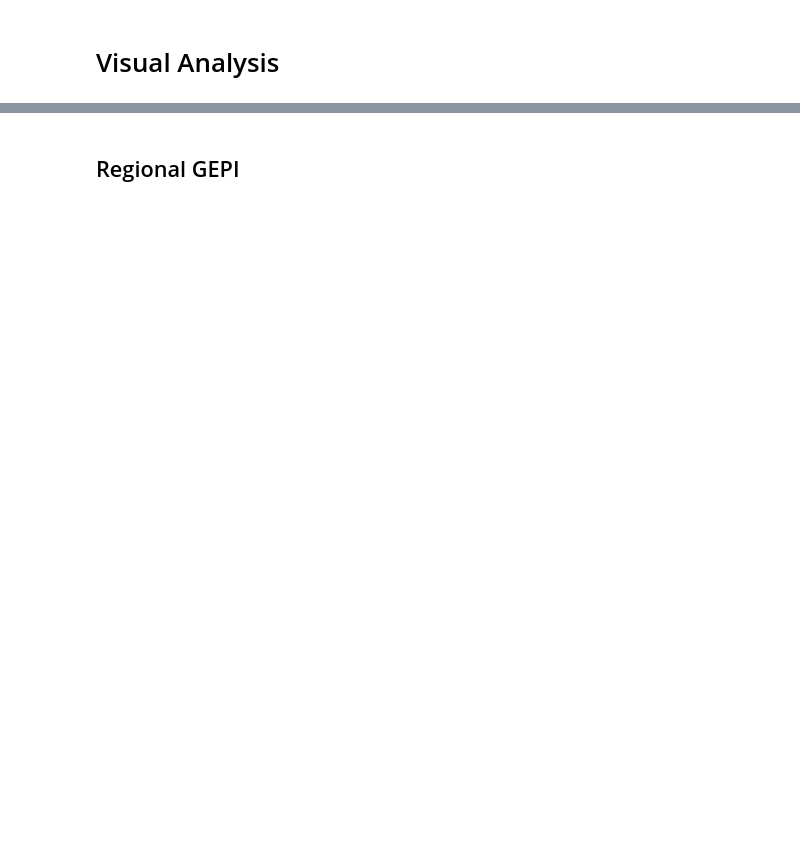
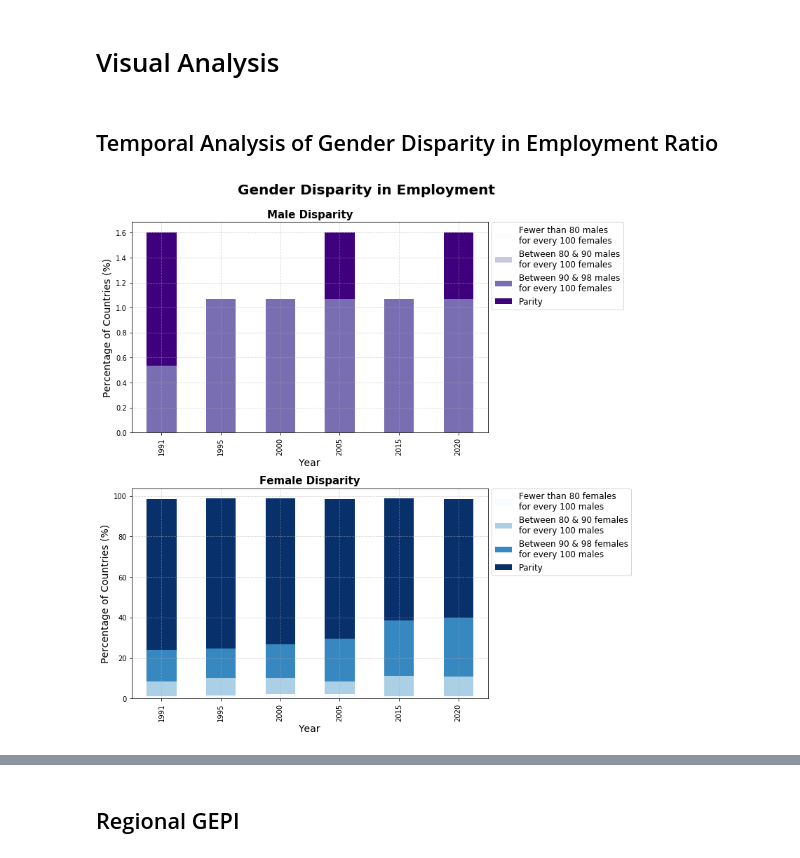
Before and after one commit to Amatullah/CSCI5502-DataMining_Project, a Jupyter notebook: RegionalAnalysis.ipynb, the cells around one changed output, grey strips where cells are left out. Drawn from its saved outputs; the diff is of its cells as text; code cells hidden in the pictures; blank space fills up the shorter version.

```diff
--- a/RegionalAnalysis.ipynb
+++ b/RegionalAnalysis.ipynb
@@ -193,0 +219,20 @@ industry = industry.rename(columns=industry.iloc[0]).drop(industry.index[0]).res
+# %%
+dict_ratioB = {'Year' : year5, '<80 B' : [], '80-90 B' : [], '90-98 B' : [], 'parity' : []}
+dict_ratioG = {'Year' : year5, 'parity1' : [], '90-98 G' : [] , '80-90 G' : [], '<80 G' : []}
+total = df_employment.shape[0]
+
+for i in year5:
+    l = np.array(df_employment[i].to_list())
+    dict_ratioB['<80 B'].append( np.count_nonzero(l >= 1.25 )/total )
+    dict_ratioB['80-90 B'].append( np.count_nonzero((l < 1.25) & (l >= 1.11))*100/total )
+    dict_ratioB['90-98 B'].append( np.count_nonzero((l < 1.11) & (l >= 1.02))*100/total )
+    dict_ratioB['parity'].append( np.count_nonzero((l < 1.02) & (l >= 1))*100/total )
+    dict_ratioG['parity1'].append( np.count_nonzero((l <= 1) & (l >= 0.98))*100/total )
+    dict_ratioG['90-98 G'].append( np.count_nonzero((l < 0.98) & (l >= 0.9))*100/total )
+    dict_ratioG['80-90 G'].append( np.count_nonzero((l < 0.9) & (l >= 0.8))*100/total )
+    dict_ratioG['<80 G'].append( np.count_nonzero(l < 0.8 )*100/total )
+
+df_ratioB = pd.DataFrame(data=dict_ratioB)
+df_ratioG = pd.DataFrame(data=dict_ratioG)
+
+df_ratioB
@@ -194,2 +247,30 @@ industry = industry.rename(columns=industry.iloc[0]).drop(industry.index[0]).res
 # %% [markdown]
 # Visual Analysis
+# %% [markdown]
+## Temporal Analysis of Gender Disparity in Employment Ratio
+# %%
+fig, axes = plt.subplots(nrows=2, ncols=2, figsize= (18,12))
+fig.delaxes(axes[0][1])
+fig.delaxes(axes[1][1])
+
+for i in range(2):
+    if(i == 0) :
+        ax = df_ratioB.plot.bar(x = 'Year',stacked = True, ax=axes[0,0], cmap="Purples")
+        ax.set_title("Male Disparity", fontsize = 15, fontweight ="bold")
+        ax.legend(['Fewer than 80 males\nfor every 100 females', 'Between 80 & 90 males\nfor every 100 females',
+                   'Between 90 & 98 males\nfor every 100 females', 'Parity'],
+                  bbox_to_anchor=(1.01,1), loc="upper left", borderaxespad=0, fontsize = 12)
+    elif(i == 1) :
+        ax = df_ratioG.plot.bar(x = 'Year', stacked = True, ax=axes[1,0], cmap="Blues")
+        ax.set_title("Female Disparity", fontsize = 15, fontweight ="bold")
+        ax.legend(['Fewer than 80 females\nfor every 100 males', 'Between 80 & 90 females\nfor every 100 males',
+                   'Between 90 & 98 females\nfor every 100 males', 'Parity'],
+                  bbox_to_anchor=(1.01,1), loc="upper left", borderaxespad=0, fontsize = 12)
+    ax.set_ylabel("Percentage of Countries (%)", fontsize = 14)
+    ax.set_xlabel("Year", fontsize = 14)
+    ax.grid(which='both', axis='both', linestyle = '--', alpha = 0.5)
+
+fig.suptitle('Gender Disparity in Employment',x = 0.3, y = 0.95, fontweight ="bold", fontsize = 20)
+fig.tight_layout(rect=[0, 0.03, 1, 0.92])
+# %% [output]
+[figure, added]
```
Also changed, not shown: parts of 13 cells of this notebook.
